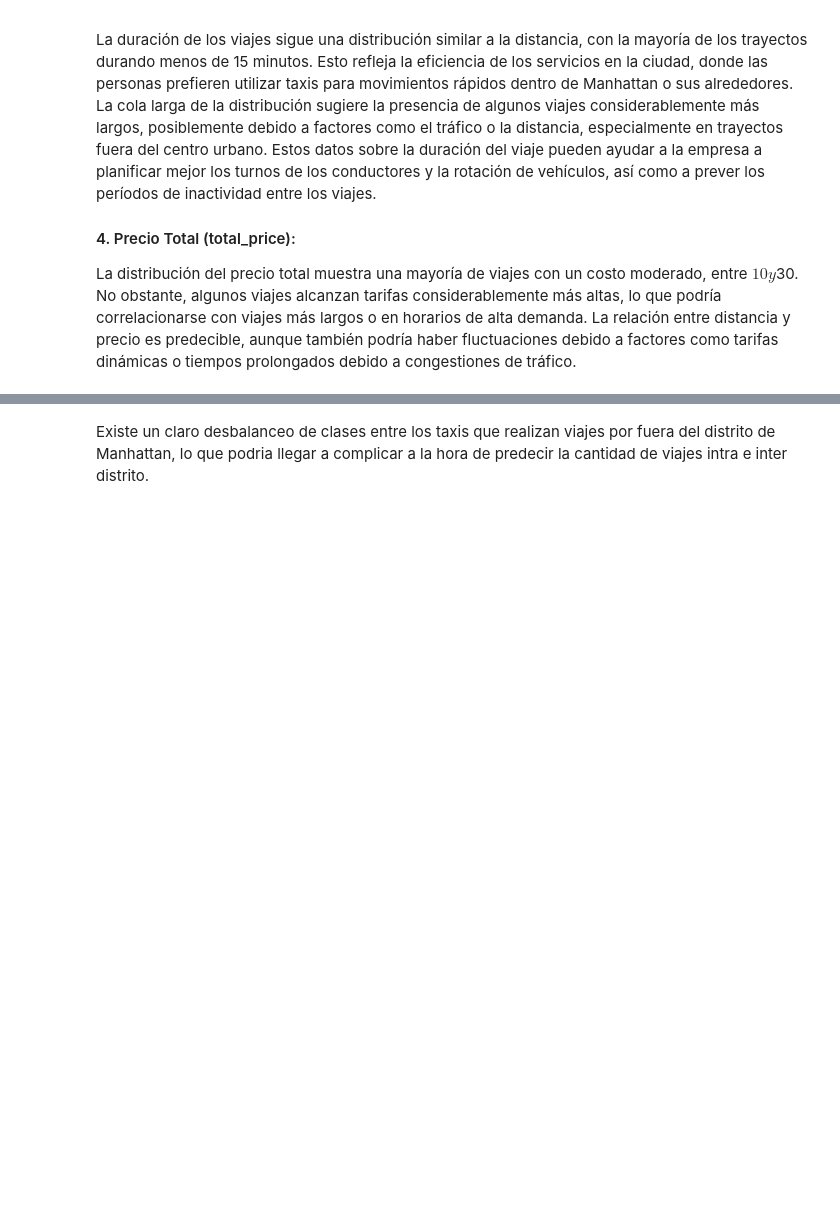
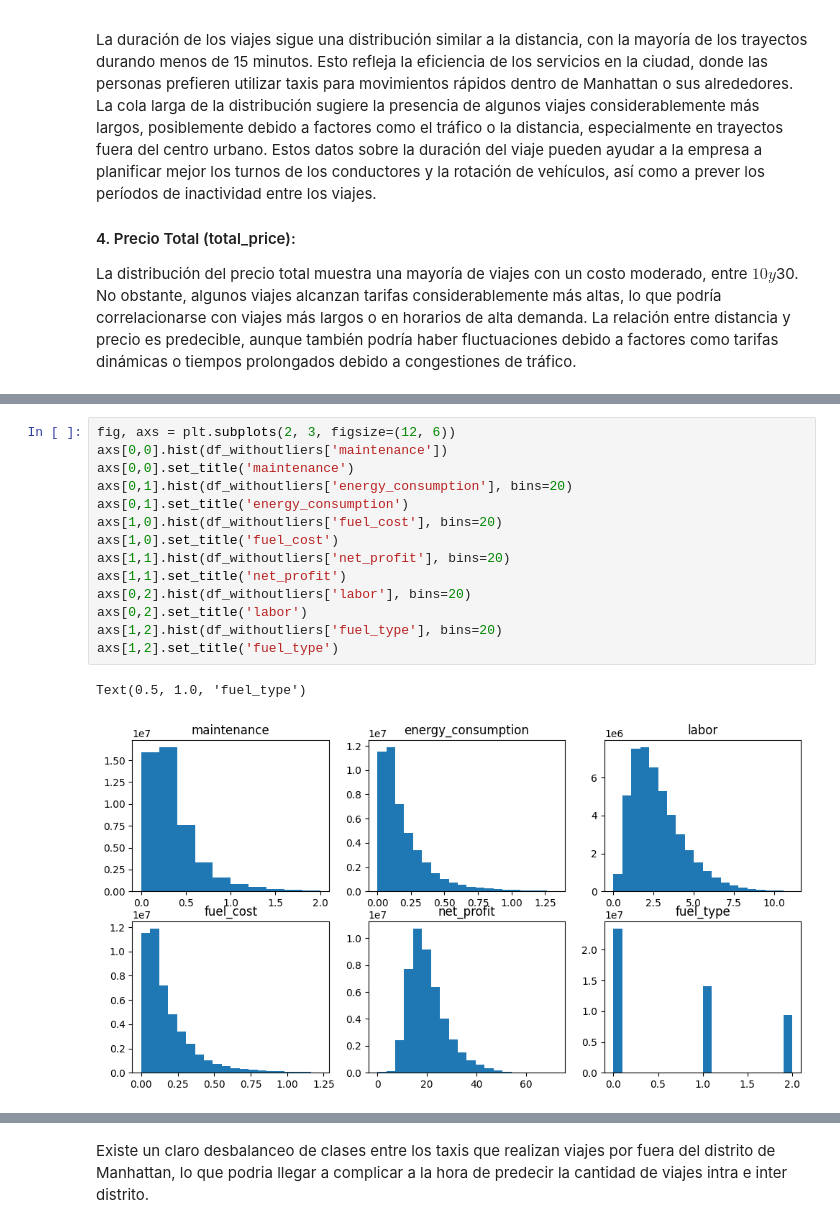
Before and after one commit to Pableren/Cab_Data_Cruise, a Jupyter notebook: Eda.ipynb, the cells around one changed output, grey strips where cells are left out. Drawn from its saved outputs; the diff is of its cells as text; blank space fills up the shorter version.

```diff
--- a/Eda.ipynb
+++ b/Eda.ipynb
@@ -67,0 +76,17 @@ La distribución del precio total muestra una mayoría de viajes con un costo mo
+# %%
+fig, axs = plt.subplots(2, 3, figsize=(12, 6))
+axs[0,0].hist(df_withoutliers['maintenance'])
+axs[0,0].set_title('maintenance')
+axs[0,1].hist(df_withoutliers['energy_consumption'], bins=20)
+axs[0,1].set_title('energy_consumption')
+axs[1,0].hist(df_withoutliers['fuel_cost'], bins=20)
+axs[1,0].set_title('fuel_cost')
+axs[1,1].hist(df_withoutliers['net_profit'], bins=20)
+axs[1,1].set_title('net_profit')
+axs[0,2].hist(df_withoutliers['labor'], bins=20)
+axs[0,2].set_title('labor')
+axs[1,2].hist(df_withoutliers['fuel_type'], bins=20)
+axs[1,2].set_title('fuel_type')
+# %% [output]
+Text(0.5, 1.0, 'fuel_type')
+[figure, added]
```
Also changed, not shown: parts of 9 cells of this notebook.
